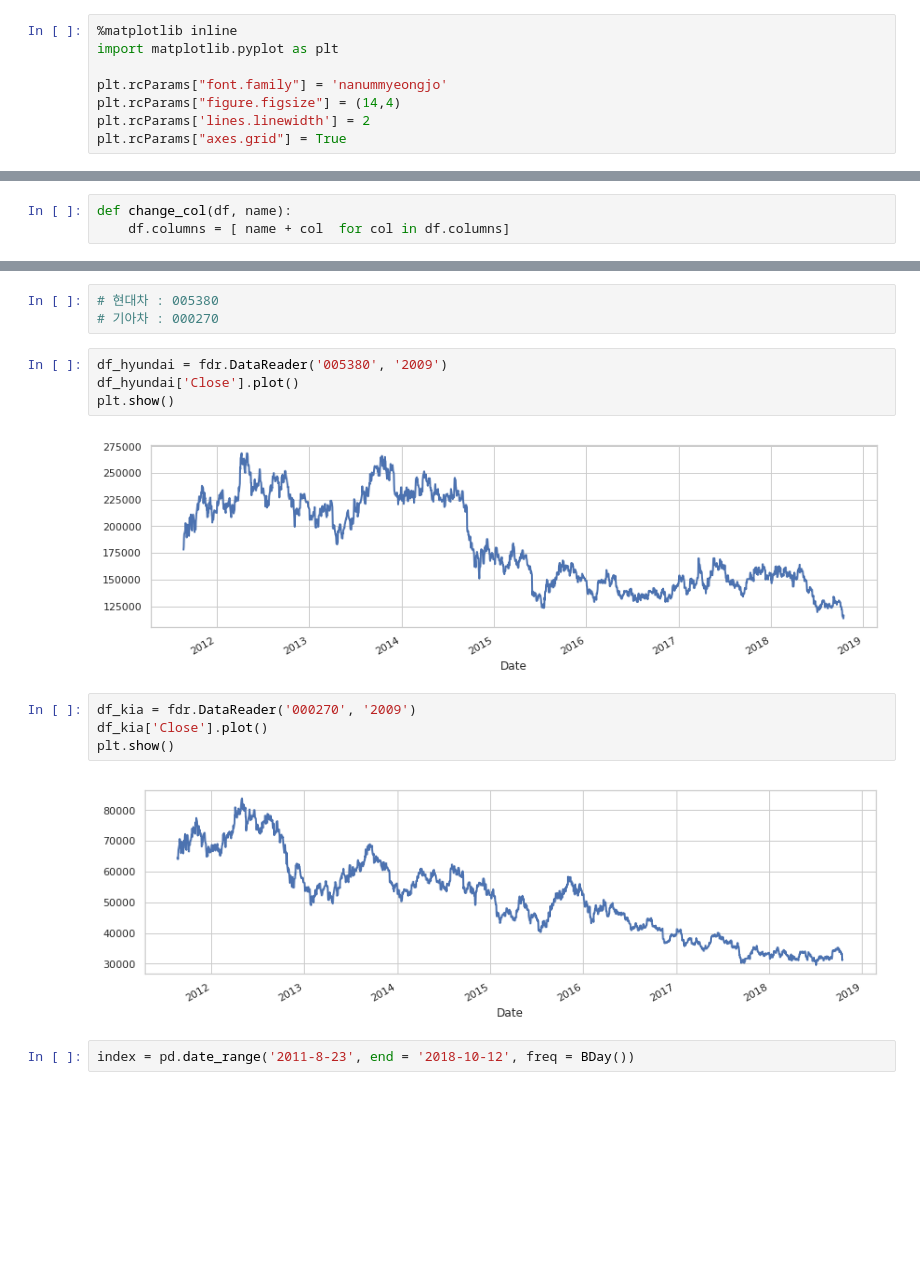
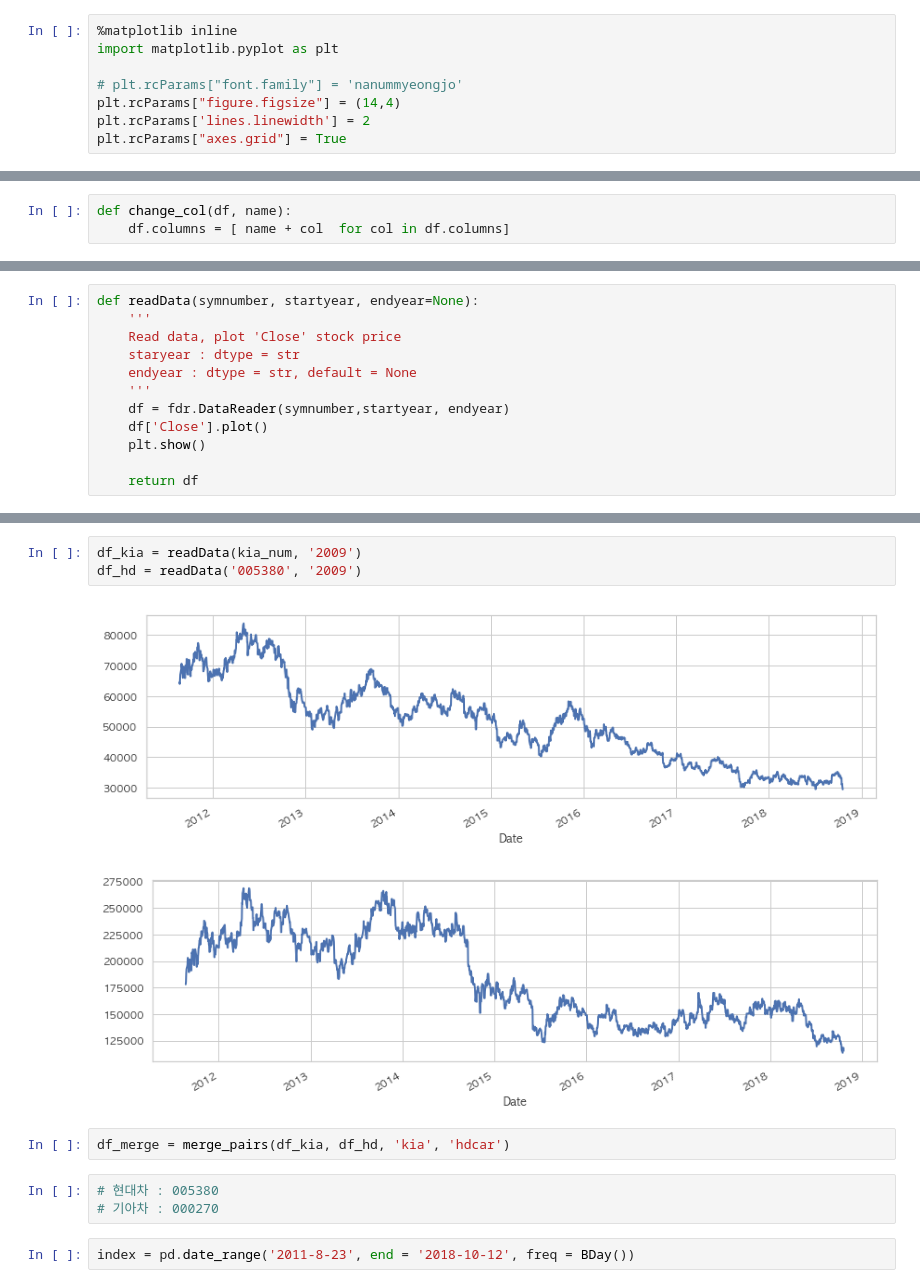
Before and after one commit to lalamango/pairs, a Jupyter notebook: coint test_kia&hyundai.ipynb, the cells around one changed output, grey strips where cells are left out. Cells and saved outputs as stored; diff of their text form; blank space fills up the shorter version.

Commit message:
kia&hyudai coint test fuctionizing : df merge, coint test

```diff
--- a/coint test_kia&hyundai.ipynb
+++ b/coint test_kia&hyundai.ipynb
@@ -2,7 +2,7 @@
 %matplotlib inline
 import matplotlib.pyplot as plt
 
-plt.rcParams["font.family"] = 'nanummyeongjo'
+# plt.rcParams["font.family"] = 'nanummyeongjo'
 plt.rcParams["figure.figsize"] = (14,4)
 plt.rcParams['lines.linewidth'] = 2
 plt.rcParams["axes.grid"] = True
@@ -33,0 +41,12 @@ df_krx[df_krx.Name == '기아자동차']
+# %%
+def readData(symnumber, startyear, endyear=None):
+    '''
+    Read data, plot 'Close' stock price
+    staryear : dtype = str
+    endyear : dtype = str, default = None
+    '''
+    df = fdr.DataReader(symnumber,startyear, endyear)
+    df['Close'].plot()
+    plt.show()
+
+    return df
@@ -34,18 +131,14 @@ df_krx[df_krx.Name == '기아자동차']
+# %%
+df_kia = readData(kia_num, '2009')
+df_hd = readData('005380', '2009')
+# %% [output]
+[figure, added]
+[figure, added]
+# %%
+df_merge = merge_pairs(df_kia, df_hd, 'kia', 'hdcar')
 # %%
 # 현대차 : 005380
 # 기아차 : 000270
-# %%
-df_hyundai = fdr.DataReader('005380', '2009')
-df_hyundai['Close'].plot()
-plt.show()
-# %% [output]
-[figure, removed]
-# %%
-df_kia = fdr.DataReader('000270', '2009')
-df_kia['Close'].plot()
-plt.show()
-# %% [output]
-[figure, removed]
 # %%
 index = pd.date_range('2011-8-23', end = '2018-10-12', freq = BDay())
 # %%
```
Also changed, not shown: parts of 10 cells of this notebook.
